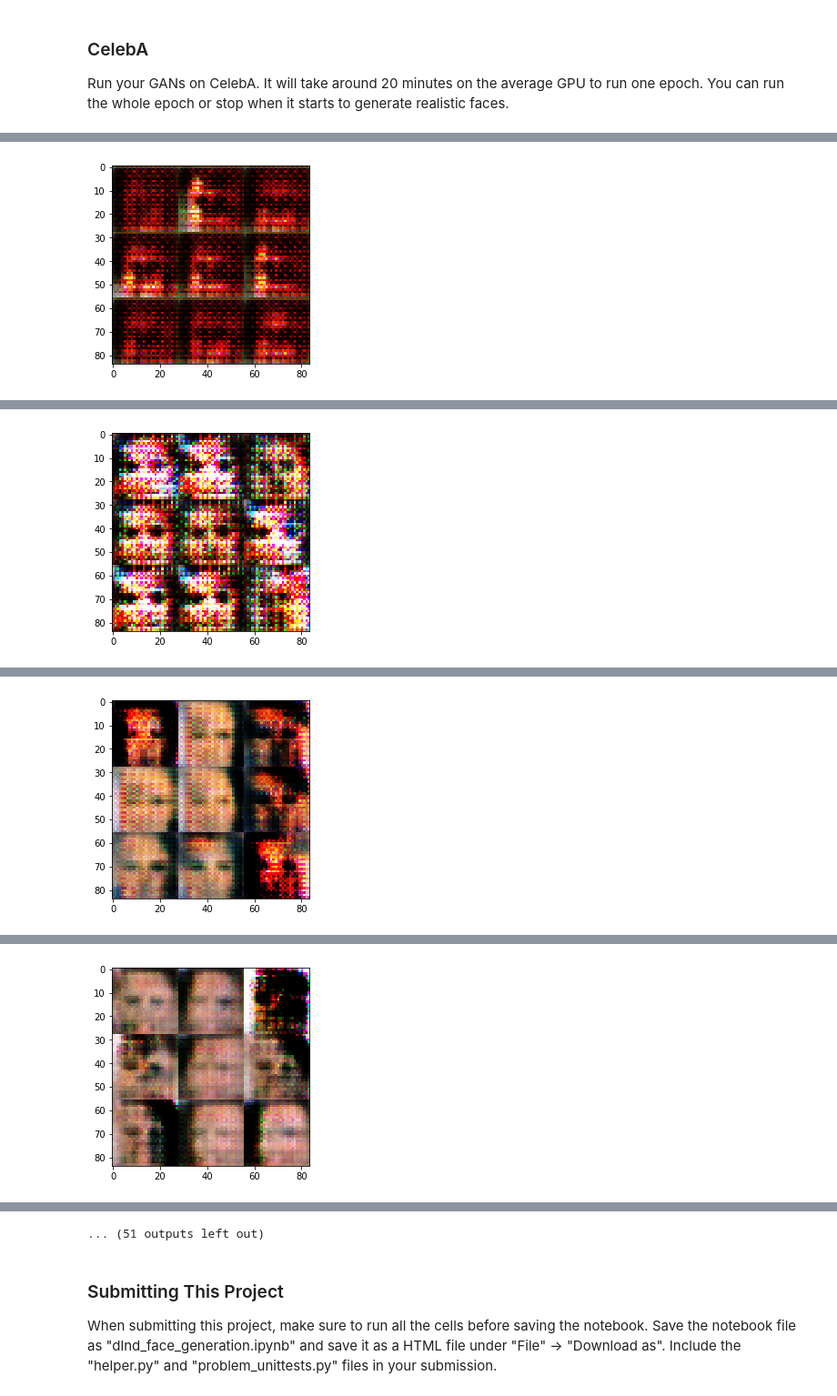
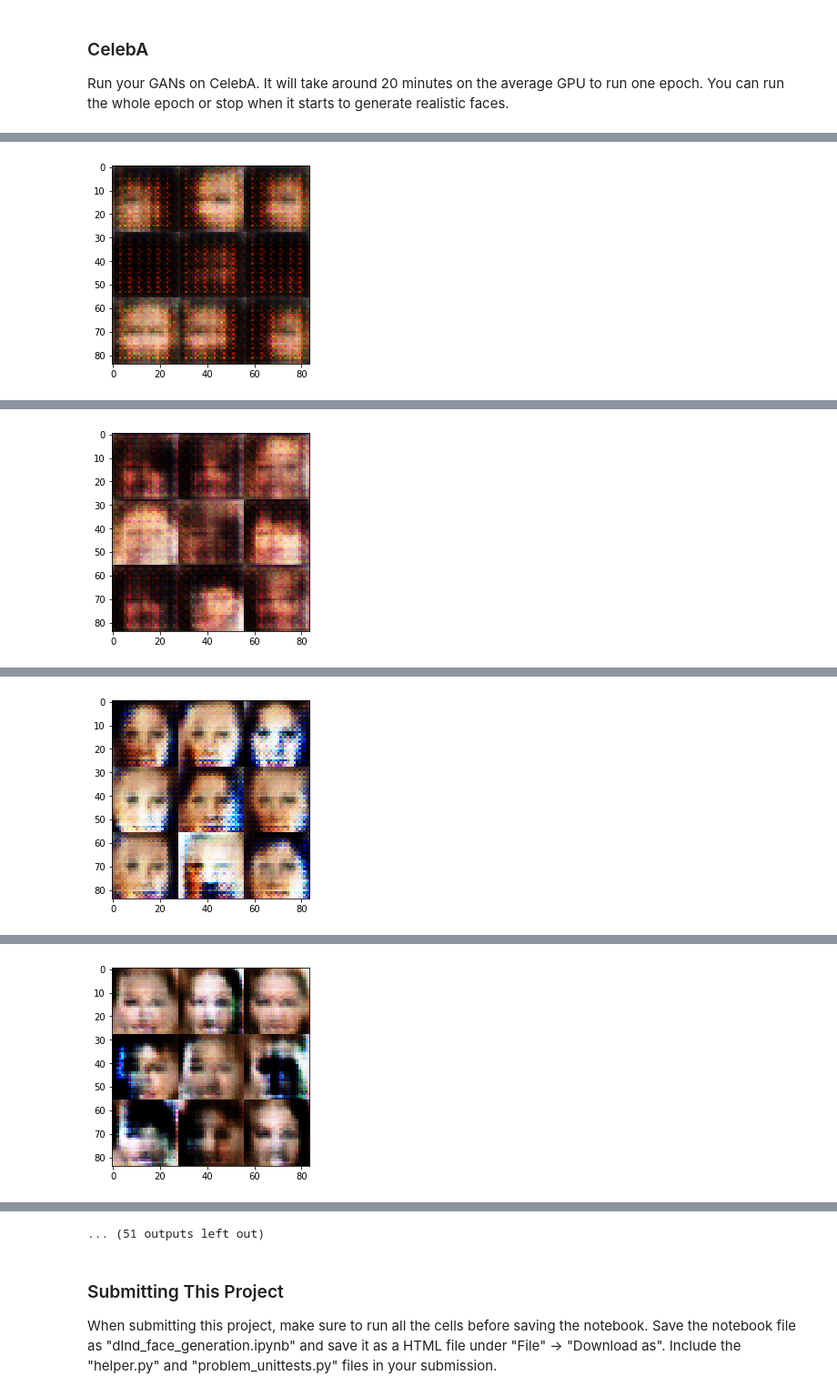
Before and after one commit to wallyt/DLND_face_generation, a Jupyter notebook: dlnd_face_generation.ipynb, the cells around one changed output, grey strips where cells are left out. Shown at 91% size. Saved outputs shown, nothing was run; the diff lists cells and outputs as text; code cells hidden in the pictures.

Commit message:
added Xavier weight initialization and smoothing

```diff
--- a/dlnd_face_generation.ipynb
+++ b/dlnd_face_generation.ipynb
@@ -183,7 +189,8 @@ def generator(z, out_channel_dim, is_train=True):
     :param is_train: Boolean if generator is being used for training
     :return: The tensor output of the generator
     """
-    alpha = 0.2
+    def leaky_relu(x, alpha=0.02, name='leaky_relu'):
+        return tf.maximum(x, alpha * x, name=name)
 
     with tf.variable_scope('generator', reuse=not is_train):
         # First full layer
@@ -192,21 +199,24 @@ def generator(z, out_channel_dim, is_train=True):
         # Now reshape it
         x1 = tf.reshape(x1, (-1, 4, 4, 512))
         x1 = tf.layers.batch_normalization(x1, training = is_train)
-        x1 = tf.maximum(alpha * x1, x1)
+        x1 = leaky_relu(x1)
         # Now 4x4x512
 
-        x2 = tf.layers.conv2d_transpose(x1, 256, 4, strides=1, padding="valid")
+        x2 = tf.layers.conv2d_transpose(x1, 256, 4, strides=1, padding="valid",
+                                        kernel_initializer=tf.contrib.layers.xavier_initializer())
         x2 = tf.layers.batch_normalization(x2, training = is_train)
-        x2 = tf.maximum(alpha * x2, x2)
+        x2 = leaky_relu(x2)
         # Now 7x7x256
 
-        x3 = tf.layers.conv2d_transpose(x2, 128, 5, strides=2, padding="same")
+        x3 = tf.layers.conv2d_transpose(x2, 128, 5, strides=2, padding="same",
+                                        kernel_initializer=tf.contrib.layers.xavier_initializer())
         x3 = tf.layers.batch_normalization(x3, training = is_train)
-        x3 = tf.maximum(alpha * x3, x3)
+        x3 = leaky_relu(x3)
         # Now 14x14x128
 
         # Output layer
-        logits = tf.layers.conv2d_transpose(x3, out_channel_dim, 5, strides=2, padding='same')
+        logits = tf.layers.conv2d_transpose(x3, out_channel_dim, 5, strides=2, padding='same',
+                                            kernel_initializer=tf.contrib.layers.xavier_initializer())
         # 28x28xX now
         out = tf.tanh(logits)
 
@@ -233,12 +243,14 @@ def model_loss(input_real, input_z, out_channel_dim):
     :param out_channel_dim: The number of channels in the output image
     :return: A tuple of (discriminator loss, generator loss)
     """
+    smooth = 0.1
+
     g_model = generator(input_z, out_channel_dim)
     d_model_real, d_logits_real = discriminator(input_real)
     d_model_fake, d_logits_fake = discriminator(g_model, reuse=True)
 
     d_loss_real = tf.reduce_mean(tf.nn.sigmoid_cross_entropy_with_logits(
-                                 logits=d_logits_real, labels=tf.ones_like(d_model_real)))
+                                 logits=d_logits_real, labels=tf.ones_like(d_model_real) * (1.0-smooth)))
     d_loss_fake = tf.reduce_mean(tf.nn.sigmoid_cross_entropy_with_logits(
                                  logits=d_logits_fake, labels=tf.zeros_like(d_model_fake)))
     g_loss = tf.reduce_mean(tf.nn.sigmoid_cross_entropy_with_logits(
@@ -475,8 +487,8 @@ Run your GANs on CelebA.  It will take around 20 minutes on the average GPU to r
 # %%
 batch_size = 64
 z_dim = 100
-learning_rate = 0.002
-beta1 = 0.5
+learning_rate = 0.001
+beta1 = 0.4
 
 
 """
@@ -502 +514 @@ Epoch 1/1... Discriminator Loss: 0.3063... Generator Loss: 2.1270...
-[figure, old version]
+[figure, new version]
@@ -513 +525 @@ Epoch 1/1... Discriminator Loss: 0.0610... Generator Loss: 3.6785...
-[figure, old version]
+[figure, new version]
@@ -524 +536 @@ Epoch 1/1... Discriminator Loss: 1.2975... Generator Loss: 1.7191...
-[figure, old version]
+[figure, new version]
@@ -535 +547 @@ Epoch 1/1... Discriminator Loss: 0.6643... Generator Loss: 2.6063...
-[figure, old version]
+[figure, new version]
```
Also changed, not shown: parts of 3 cells of this notebook, 1 other file.
